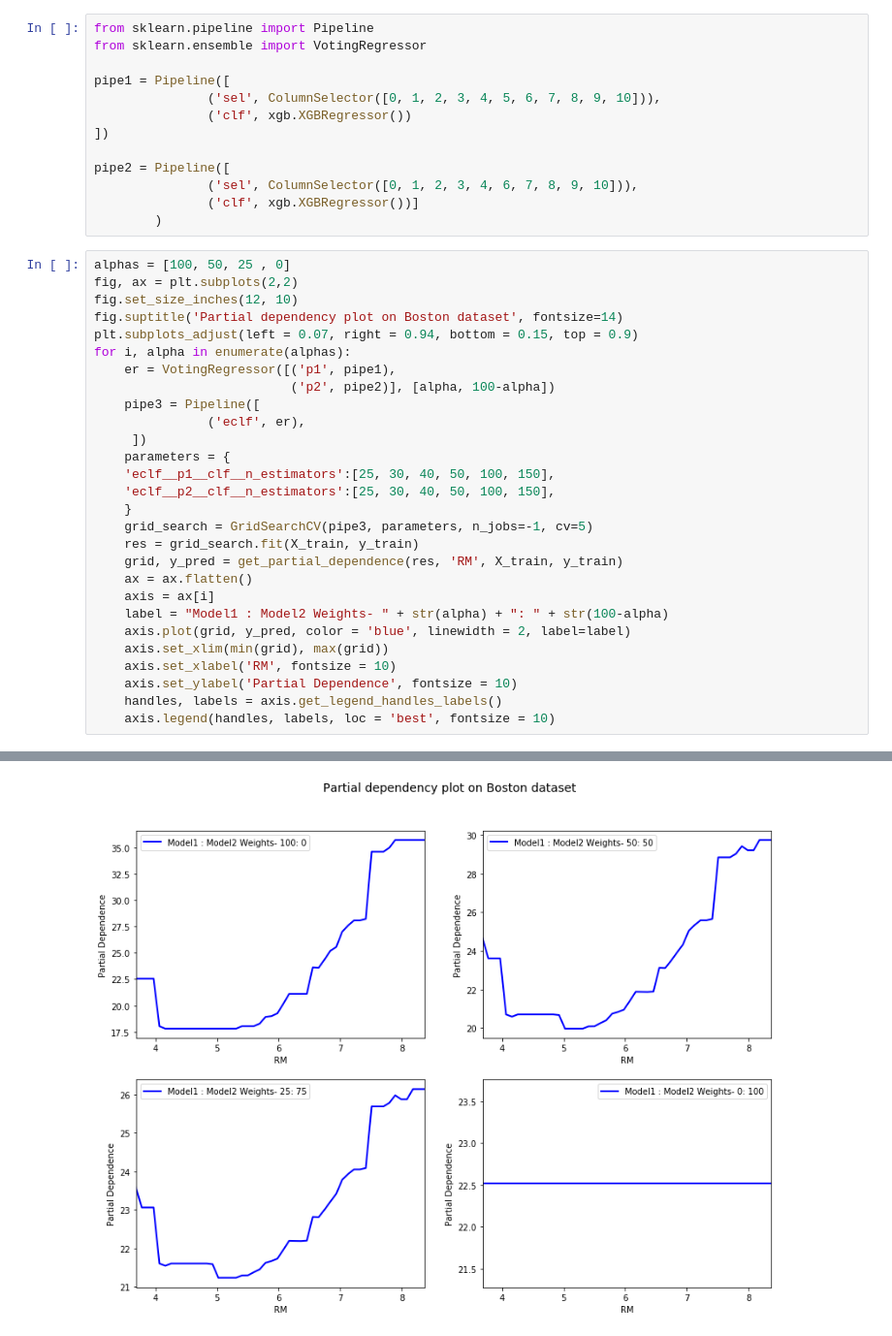
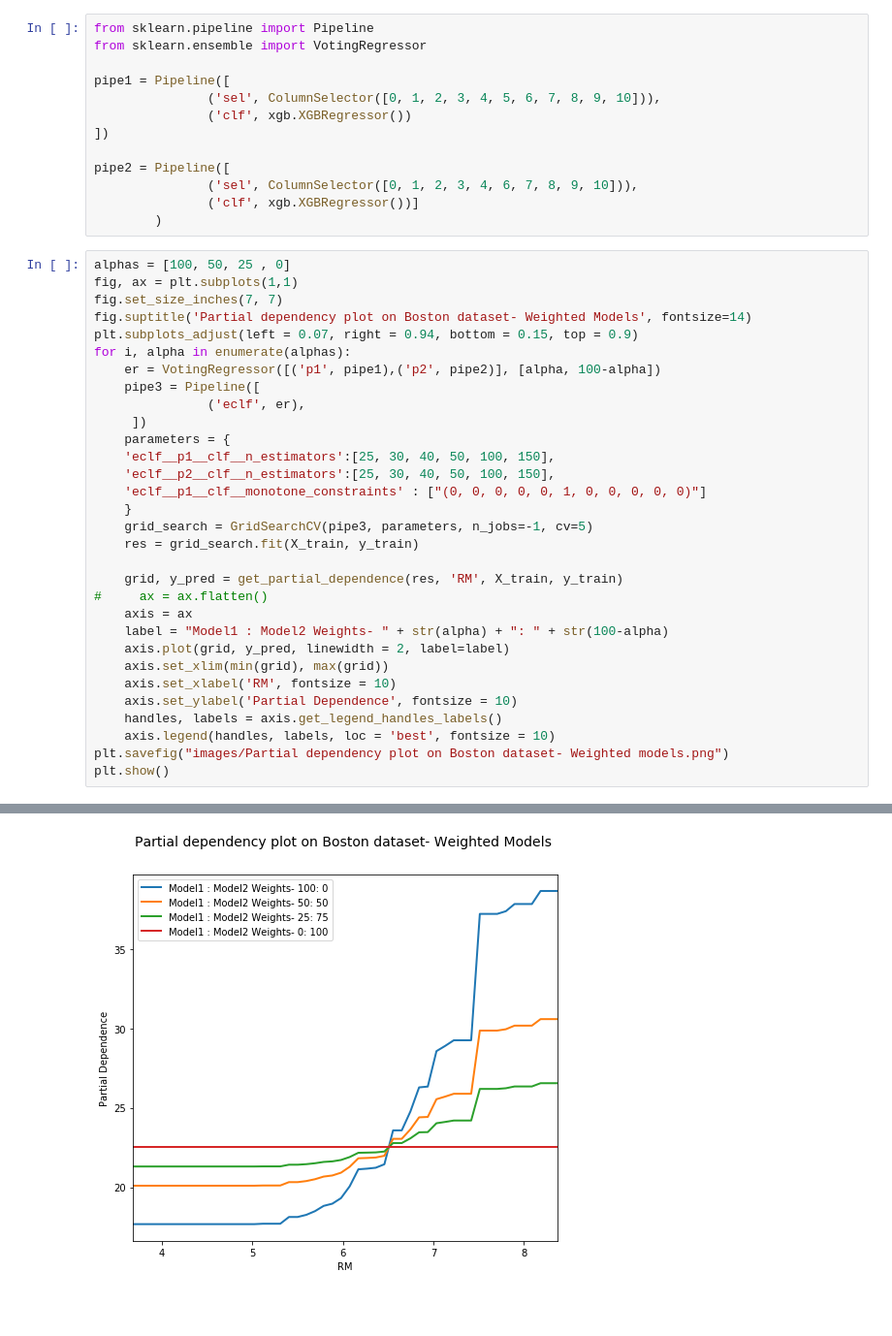
Before and after one commit to SaloniSaini02/Structural_AI_example, a Jupyter notebook: example_notebook.ipynb, the cells around one changed output, grey strips where cells are left out. Shown at 97% size. Cells and saved outputs as stored; diff of their text form; blank space fills up the shorter version.

```diff
--- a/example_notebook.ipynb
+++ b/example_notebook.ipynb
@@ -534,30 +542,33 @@ pipe2 = Pipeline([
         )
 # %%
 alphas = [100, 50, 25 , 0]
-fig, ax = plt.subplots(2,2)
-fig.set_size_inches(12, 10)
-fig.suptitle('Partial dependency plot on Boston dataset', fontsize=14)
+fig, ax = plt.subplots(1,1)
+fig.set_size_inches(7, 7)
+fig.suptitle('Partial dependency plot on Boston dataset- Weighted Models', fontsize=14)
 plt.subplots_adjust(left = 0.07, right = 0.94, bottom = 0.15, top = 0.9)
 for i, alpha in enumerate(alphas):
-    er = VotingRegressor([('p1', pipe1),
-                          ('p2', pipe2)], [alpha, 100-alpha])
+    er = VotingRegressor([('p1', pipe1),('p2', pipe2)], [alpha, 100-alpha])
     pipe3 = Pipeline([
                ('eclf', er),
      ])
     parameters = {
     'eclf__p1__clf__n_estimators':[25, 30, 40, 50, 100, 150],
     'eclf__p2__clf__n_estimators':[25, 30, 40, 50, 100, 150],
+    'eclf__p1__clf__monotone_constraints' : ["(0, 0, 0, 0, 0, 1, 0, 0, 0, 0, 0)"]
     }
     grid_search = GridSearchCV(pipe3, parameters, n_jobs=-1, cv=5)
     res = grid_search.fit(X_train, y_train)
+
     grid, y_pred = get_partial_dependence(res, 'RM', X_train, y_train)
-    ax = ax.flatten()
-    axis = ax[i]
+#     ax = ax.flatten()
+    axis = ax
     label = "Model1 : Model2 Weights- " + str(alpha) + ": " + str(100-alpha)
-    axis.plot(grid, y_pred, color = 'blue', linewidth = 2, label=label)
+    axis.plot(grid, y_pred, linewidth = 2, label=label)
     axis.set_xlim(min(grid), max(grid))
     axis.set_xlabel('RM', fontsize = 10)
     axis.set_ylabel('Partial Dependence', fontsize = 10)
     handles, labels = axis.get_legend_handles_labels()
     axis.legend(handles, labels, loc = 'best', fontsize = 10)
+plt.savefig("images/Partial dependency plot on Boston dataset- Weighted models.png")
+plt.show()
 # %% [output]
@@ -572 +583 @@ for i, alpha in enumerate(alphas):
-[figure, old version]
+[figure, new version]
```
Also changed, not shown: parts of 15 cells of this notebook, 8 other files.
